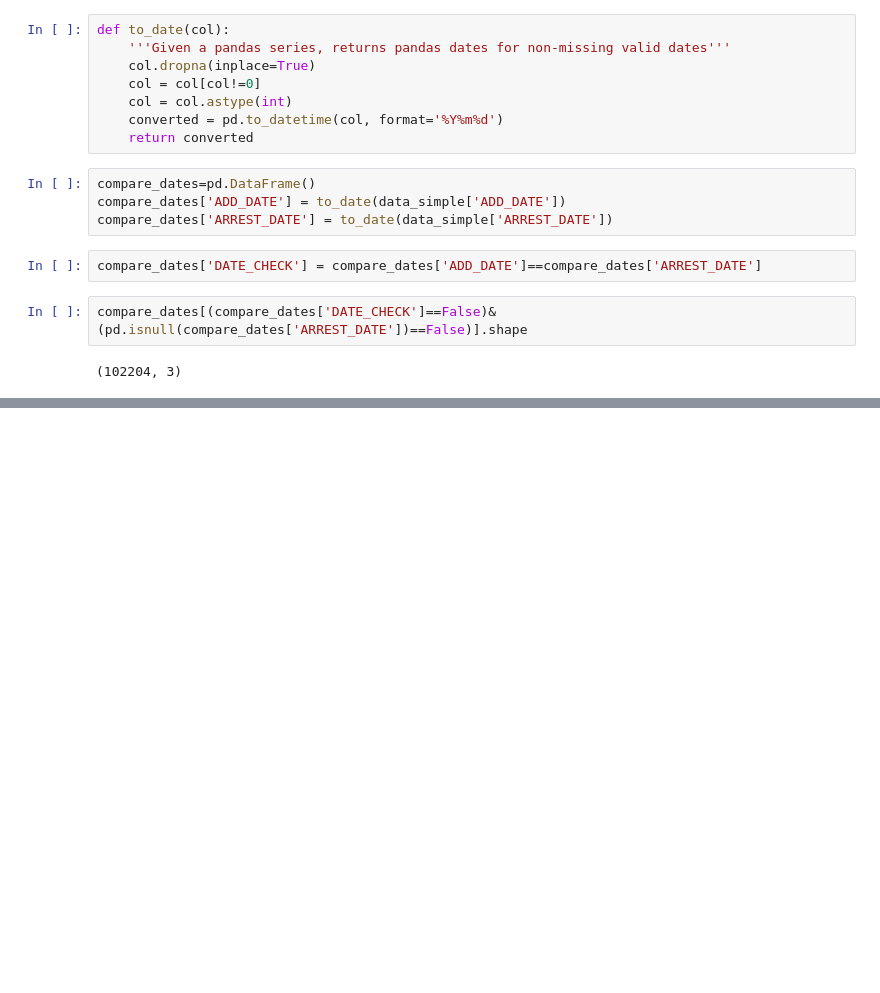
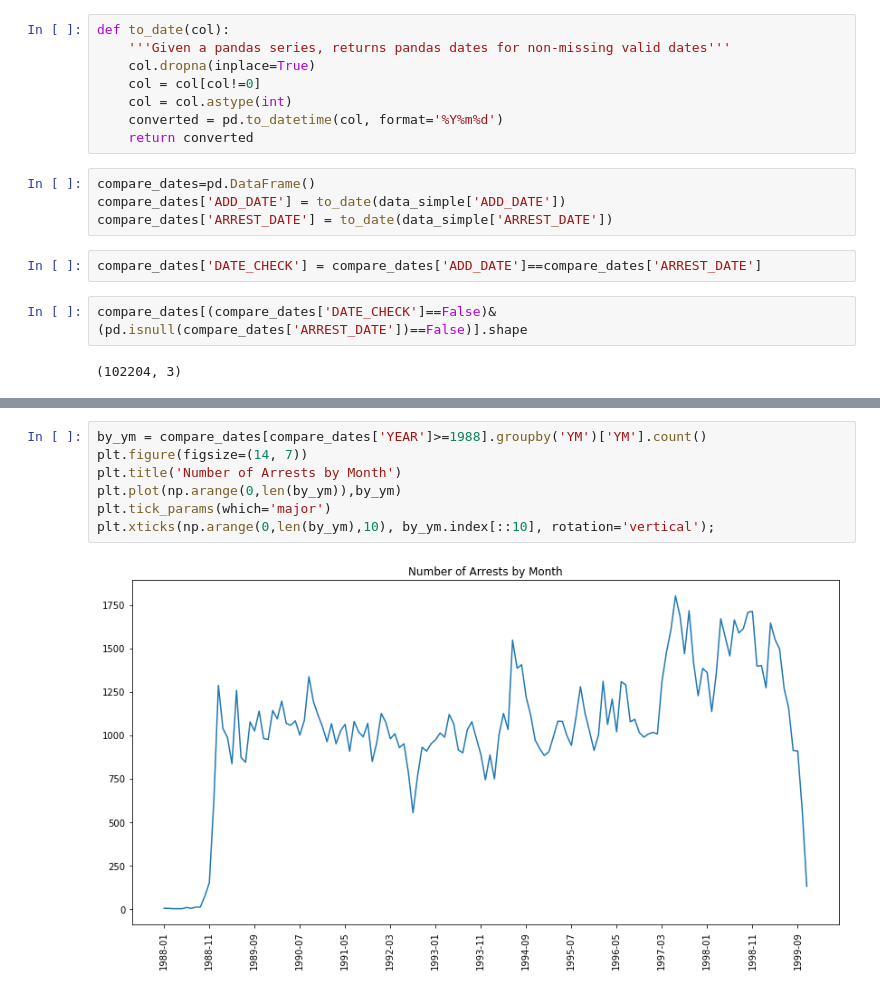
Before and after one commit to da1933/NODA, a Jupyter notebook: Summary Statistics.ipynb, the cells around one changed output, grey strips where cells are left out. Saved outputs shown, nothing was run; the diff lists cells and outputs as text; blank space fills up the shorter version.

```diff
--- a/Summary Statistics.ipynb
+++ b/Summary Statistics.ipynb
@@ -141,0 +125,9 @@ compare_dates['ARREST_DATE'].nunique()
+# %%
+by_ym = compare_dates[compare_dates['YEAR']>=1988].groupby('YM')['YM'].count()
+plt.figure(figsize=(14, 7))
+plt.title('Number of Arrests by Month')
+plt.plot(np.arange(0,len(by_ym)),by_ym)
+plt.tick_params(which='major')
+plt.xticks(np.arange(0,len(by_ym),10), by_ym.index[::10], rotation='vertical');
+# %% [output]
+[figure, added]
```
Also changed, not shown: parts of 8 cells of this notebook.
